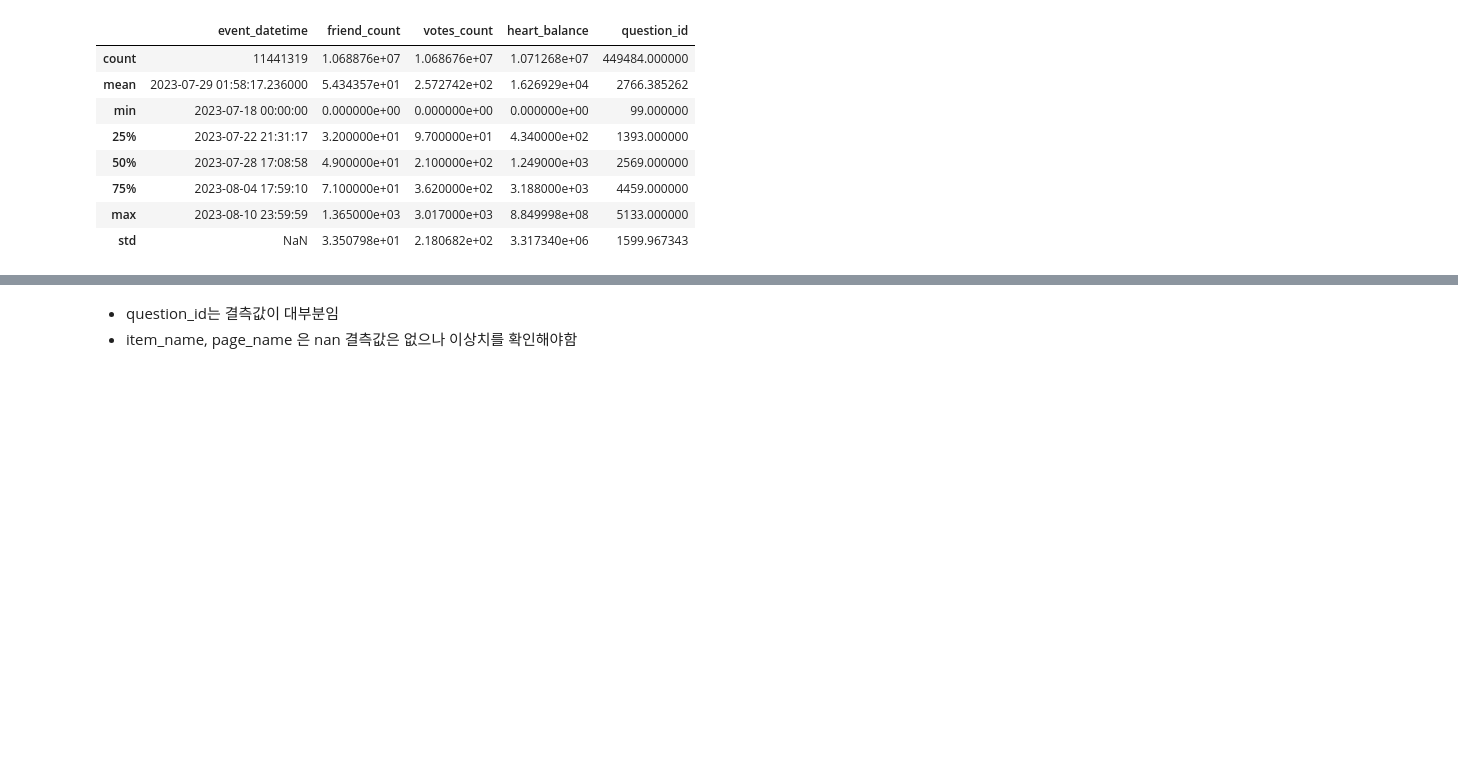
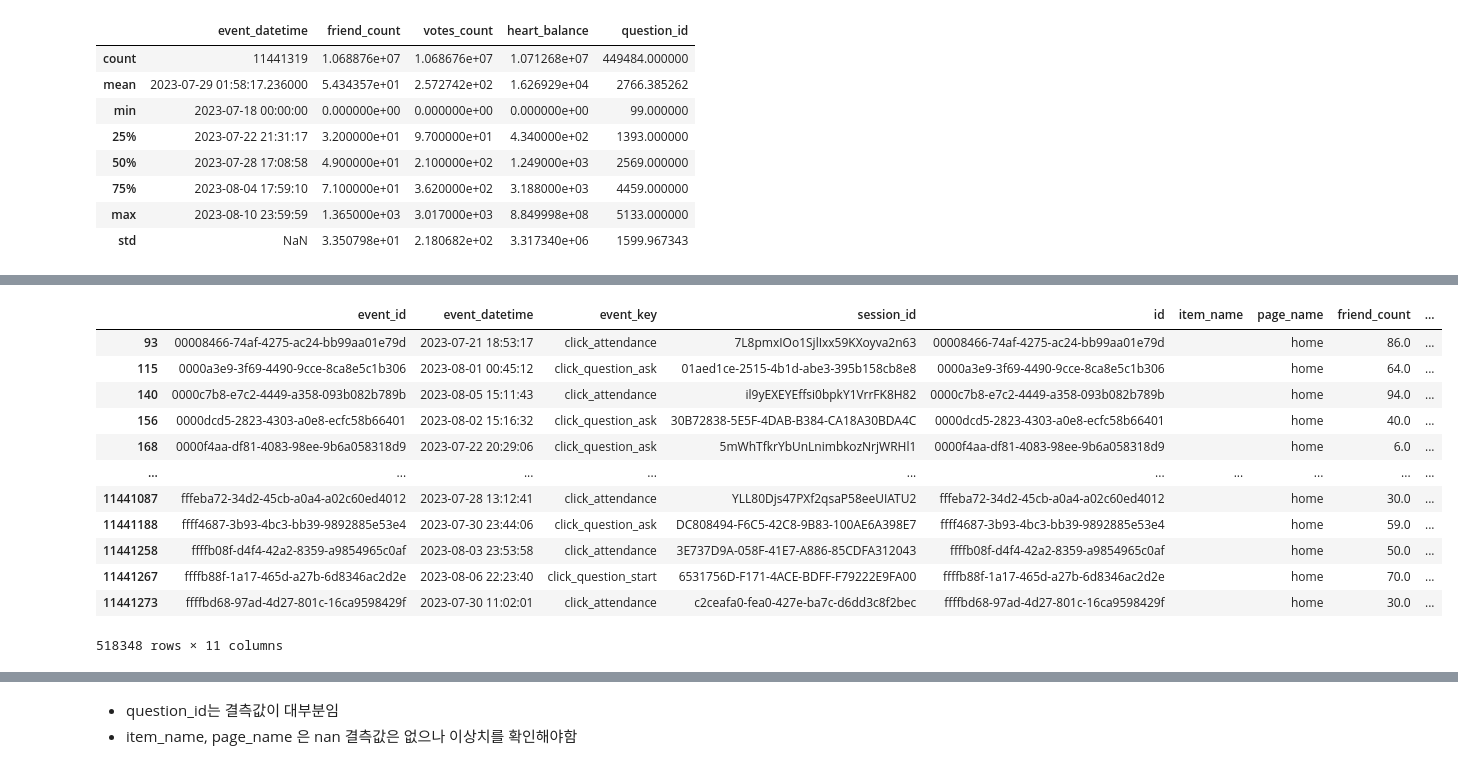
Before and after one commit to saeraniren/advanced_project, a Jupyter notebook: eda_hj.ipynb, the cells around one changed output, grey strips where cells are left out. Cells and saved outputs as stored; diff of their text form; code cells hidden in the pictures; blank space fills up the shorter version.

```diff
--- a/eda_hj.ipynb
+++ b/eda_hj.ipynb
@@ -169,0 +206,16 @@ hackle_events_df.describe()
+# %%
+hackle_events_df[hackle_events_df['page_name'] == 'home']
+# %% [output]
+|  | event_id | event_datetime | event_key | session_id | id | item_name | page_name | friend_count | ... |
+| 93 | 00008466-74af-4275-ac24-bb99aa01e79d | 2023-07-21 18:53:17 | click_attendance | 7L8pmxIOo1SjlIxx59KXoyva2n63 | 00008466-74af-4275-ac24-bb99aa01e79d |  | home | 86.0 | ... |
+| 115 | 0000a3e9-3f69-4490-9cce-8ca8e5c1b306 | 2023-08-01 00:45:12 | click_question_ask | 01aed1ce-2515-4b1d-abe3-395b158cb8e8 | 0000a3e9-3f69-4490-9cce-8ca8e5c1b306 |  | home | 64.0 | ... |
+| 140 | 0000c7b8-e7c2-4449-a358-093b082b789b | 2023-08-05 15:11:43 | click_attendance | il9yEXEYEffsi0bpkY1VrrFK8H82 | 0000c7b8-e7c2-4449-a358-093b082b789b |  | home | 94.0 | ... |
+| 156 | 0000dcd5-2823-4303-a0e8-ecfc58b66401 | 2023-08-02 15:16:32 | click_question_ask | 30B72838-5E5F-4DAB-B384-CA18A30BDA4C | 0000dcd5-2823-4303-a0e8-ecfc58b66401 |  | home | 40.0 | ... |
+| 168 | 0000f4aa-df81-4083-98ee-9b6a058318d9 | 2023-07-22 20:29:06 | click_question_ask | 5mWhTfkrYbUnLnimbkozNrjWRHl1 | 0000f4aa-df81-4083-98ee-9b6a058318d9 |  | home | 6.0 | ... |
+| ... | ... | ... | ... | ... | ... | ... | ... | ... | ... |
+| 11441087 | fffeba72-34d2-45cb-a0a4-a02c60ed4012 | 2023-07-28 13:12:41 | click_attendance | YLL80Djs47PXf2qsaP58eeUIATU2 | fffeba72-34d2-45cb-a0a4-a02c60ed4012 |  | home | 30.0 | ... |
+| 11441188 | ffff4687-3b93-4bc3-bb39-9892885e53e4 | 2023-07-30 23:44:06 | click_question_ask | DC808494-F6C5-42C8-9B83-100AE6A398E7 | ffff4687-3b93-4bc3-bb39-9892885e53e4 |  | home | 59.0 | ... |
+| 11441258 | ffffb08f-d4f4-42a2-8359-a9854965c0af | 2023-08-03 23:53:58 | click_attendance | 3E737D9A-058F-41E7-A886-85CDFA312043 | ffffb08f-d4f4-42a2-8359-a9854965c0af |  | home | 50.0 | ... |
+| 11441267 | ffffb88f-1a17-465d-a27b-6d8346ac2d2e | 2023-08-06 22:23:40 | click_question_start | 6531756D-F171-4ACE-BDFF-F79222E9FA00 | ffffb88f-1a17-465d-a27b-6d8346ac2d2e |  | home | 70.0 | ... |
+| 11441273 | ffffbd68-97ad-4d27-801c-16ca9598429f | 2023-07-30 11:02:01 | click_attendance | c2ceafa0-fea0-427e-ba7c-d6dd3c8f2bec | ffffbd68-97ad-4d27-801c-16ca9598429f |  | home | 30.0 | ... |
+518348 rows × 11 columns
```
Also changed, not shown: parts of 22 cells of this notebook, 1 other file.
